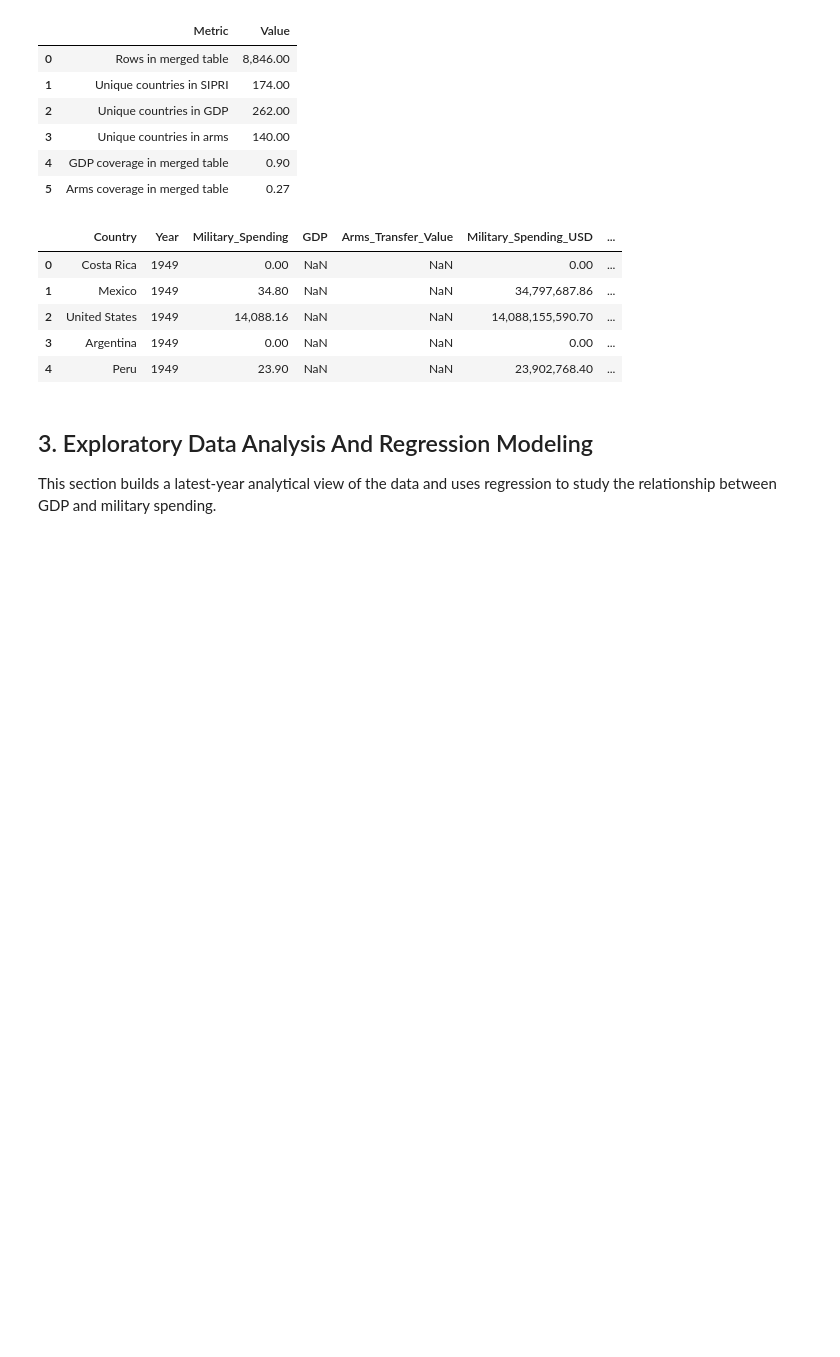
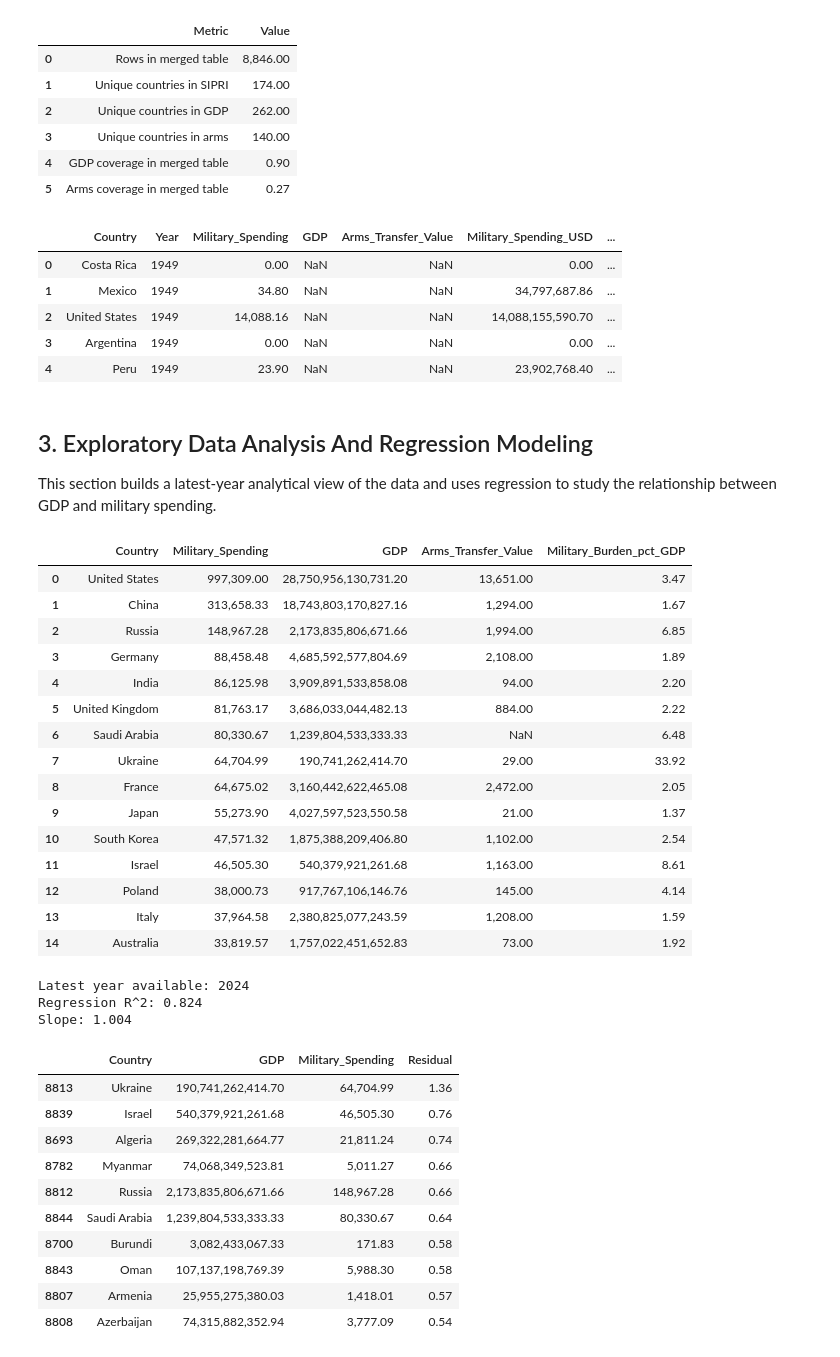
Before and after one commit to Arya-ghosh07/Global-Defense-Economics-Analysis, a Jupyter notebook: project.ipynb, the cells around one changed output. Saved outputs shown, nothing was run; the diff lists cells and outputs as text; code cells hidden in the pictures; blank space fills up the shorter version.

```diff
--- a/project.ipynb
+++ b/project.ipynb
@@ -323,3 +323,66 @@ display(merged.head())
 ## 3. Exploratory Data Analysis And Regression Modeling
 
 This section builds a latest-year analytical view of the data and uses regression to study the relationship between GDP and military spending.
+# %%
+# -----------------------------
+# 5. Build a latest-year analysis view
+# -----------------------------
+
+latest_year = int(merged['Year'].max())
+latest_df = merged[merged['Year'] == latest_year].copy()
+
+# Show the top countries in the latest available year.
+latest_top = latest_df.nlargest(15, 'Military_Spending')[
+    ['Country', 'Military_Spending', 'GDP', 'Arms_Transfer_Value', 'Military_Burden_pct_GDP']
+].reset_index(drop=True)
+display(latest_top)
+
+# Fit a simple linear regression between log GDP and log military spending.
+# This gives the scatter plot a stronger analytical angle while using sklearn meaningfully.
+regression_df = latest_df.dropna(subset=['GDP', 'Military_Spending']).copy()
+regression_df = regression_df[(regression_df['GDP'] > 0) & (regression_df['Military_Spending'] > 0)].copy()
+
+regression_df['log_GDP'] = np.log10(regression_df['GDP'])
+regression_df['log_Military_Spending'] = np.log10(regression_df['Military_Spending'])
+
+regression_model = LinearRegression()
+regression_model.fit(regression_df[['log_GDP']], regression_df['log_Military_Spending'])
+regression_df['Predicted_log_Spending'] = regression_model.predict(regression_df[['log_GDP']])
+regression_df['Residual'] = regression_df['log_Military_Spending'] - regression_df['Predicted_log_Spending']
+
+print(f'Latest year available: {latest_year}')
+print(f'Regression R^2: {regression_model.score(regression_df[["log_GDP"]], regression_df["log_Military_Spending"]):.3f}')
+print(f'Slope: {regression_model.coef_[0]:.3f}')
+
+display(regression_df.nlargest(10, 'Residual')[['Country', 'GDP', 'Military_Spending', 'Residual']])
+# %% [output]
+|  | Country | Military_Spending | GDP | Arms_Transfer_Value | Military_Burden_pct_GDP |
+| 0 | United States | 997,309.00 | 28,750,956,130,731.20 | 13,651.00 | 3.47 |
+| 1 | China | 313,658.33 | 18,743,803,170,827.16 | 1,294.00 | 1.67 |
+| 2 | Russia | 148,967.28 | 2,173,835,806,671.66 | 1,994.00 | 6.85 |
+| 3 | Germany | 88,458.48 | 4,685,592,577,804.69 | 2,108.00 | 1.89 |
+| 4 | India | 86,125.98 | 3,909,891,533,858.08 | 94.00 | 2.20 |
+| 5 | United Kingdom | 81,763.17 | 3,686,033,044,482.13 | 884.00 | 2.22 |
+| 6 | Saudi Arabia | 80,330.67 | 1,239,804,533,333.33 | NaN | 6.48 |
+| 7 | Ukraine | 64,704.99 | 190,741,262,414.70 | 29.00 | 33.92 |
+| 8 | France | 64,675.02 | 3,160,442,622,465.08 | 2,472.00 | 2.05 |
+| 9 | Japan | 55,273.90 | 4,027,597,523,550.58 | 21.00 | 1.37 |
+| 10 | South Korea | 47,571.32 | 1,875,388,209,406.80 | 1,102.00 | 2.54 |
+| 11 | Israel | 46,505.30 | 540,379,921,261.68 | 1,163.00 | 8.61 |
+| 12 | Poland | 38,000.73 | 917,767,106,146.76 | 145.00 | 4.14 |
+| 13 | Italy | 37,964.58 | 2,380,825,077,243.59 | 1,208.00 | 1.59 |
+| 14 | Australia | 33,819.57 | 1,757,022,451,652.83 | 73.00 | 1.92 |
+Latest year available: 2024
+Regression R^2: 0.824
+Slope: 1.004
+|  | Country | GDP | Military_Spending | Residual |
+| 8813 | Ukraine | 190,741,262,414.70 | 64,704.99 | 1.36 |
+| 8839 | Israel | 540,379,921,261.68 | 46,505.30 | 0.76 |
+| 8693 | Algeria | 269,322,281,664.77 | 21,811.24 | 0.74 |
+| 8782 | Myanmar | 74,068,349,523.81 | 5,011.27 | 0.66 |
+| 8812 | Russia | 2,173,835,806,671.66 | 148,967.28 | 0.66 |
+| 8844 | Saudi Arabia | 1,239,804,533,333.33 | 80,330.67 | 0.64 |
+| 8700 | Burundi | 3,082,433,067.33 | 171.83 | 0.58 |
+| 8843 | Oman | 107,137,198,769.39 | 5,988.30 | 0.58 |
+| 8807 | Armenia | 25,955,275,380.03 | 1,418.01 | 0.57 |
+| 8808 | Azerbaijan | 74,315,882,352.94 | 3,777.09 | 0.54 |
```
Also changed, not shown: parts of 10 cells of this notebook.
